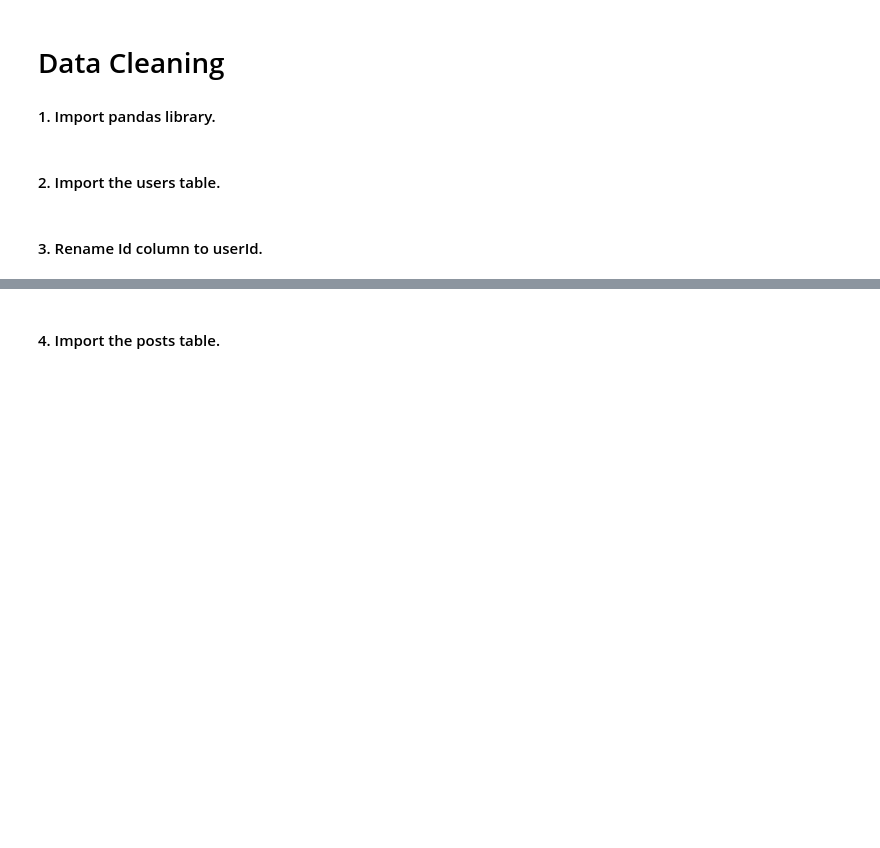
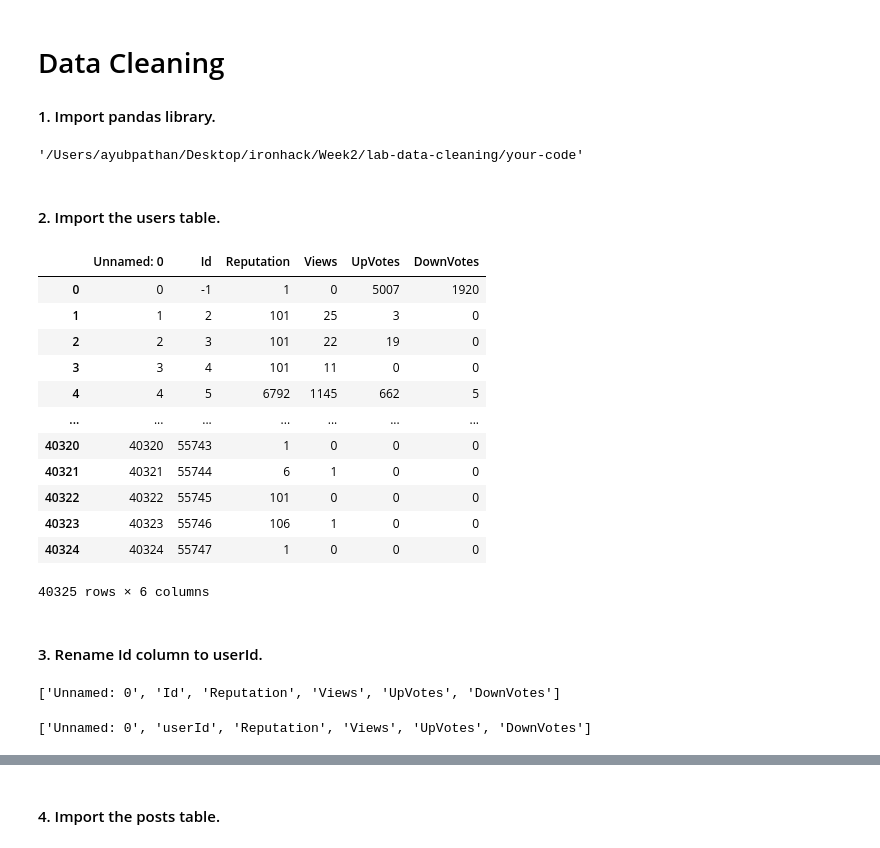
Before and after one commit to ta-data-remote/lab-data-cleaning, a Jupyter notebook: your-code/main.ipynb, the cells around one changed output, grey strips where cells are left out. Cells and saved outputs as stored; diff of their text form; code cells hidden in the pictures; blank space fills up the shorter version.

```diff
--- a/your-code/main.ipynb
+++ b/your-code/main.ipynb
@@ -5,4 +7,35 @@
+# %%
+pwd
+# %% [output]
+'/Users/ayubpathan/Desktop/ironhack/Week2/lab-data-cleaning/your-code'
 # %% [markdown]
 #### 2. Import the users table.
+# %%
+user_data = pd.read_csv('/Users/ayubpathan/Desktop/ironhack/Week2/lab-data-cleaning/data/users.csv')
+user_data_original = user_data.copy()
+user_data
+# %% [output]
+|  | Unnamed: 0 | Id | Reputation | Views | UpVotes | DownVotes |
+| 0 | 0 | -1 | 1 | 0 | 5007 | 1920 |
+| 1 | 1 | 2 | 101 | 25 | 3 | 0 |
+| 2 | 2 | 3 | 101 | 22 | 19 | 0 |
+| 3 | 3 | 4 | 101 | 11 | 0 | 0 |
+| 4 | 4 | 5 | 6792 | 1145 | 662 | 5 |
+| ... | ... | ... | ... | ... | ... | ... |
+| 40320 | 40320 | 55743 | 1 | 0 | 0 | 0 |
+| 40321 | 40321 | 55744 | 6 | 1 | 0 | 0 |
+| 40322 | 40322 | 55745 | 101 | 0 | 0 | 0 |
+| 40323 | 40323 | 55746 | 106 | 1 | 0 | 0 |
+| 40324 | 40324 | 55747 | 1 | 0 | 0 | 0 |
+40325 rows × 6 columns
 # %% [markdown]
 #### 3. Rename Id column to userId.
+# %%
+list(user_data.columns)
+# %% [output]
+['Unnamed: 0', 'Id', 'Reputation', 'Views', 'UpVotes', 'DownVotes']
+# %%
+user_data.rename(columns ={'Id':'userId'} , inplace = True)
+list(user_data.columns)
+# %% [output]
+['Unnamed: 0', 'userId', 'Reputation', 'Views', 'UpVotes', 'DownVotes']
```
Also changed, not shown: parts of 12 cells of this notebook.
